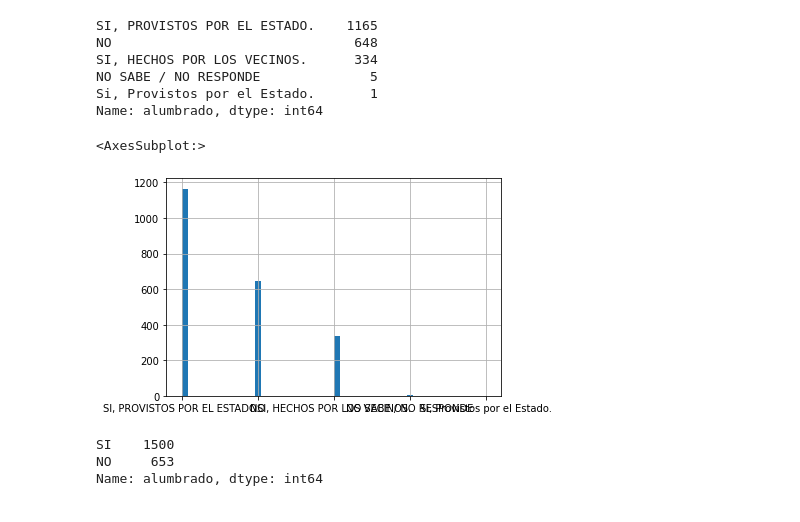
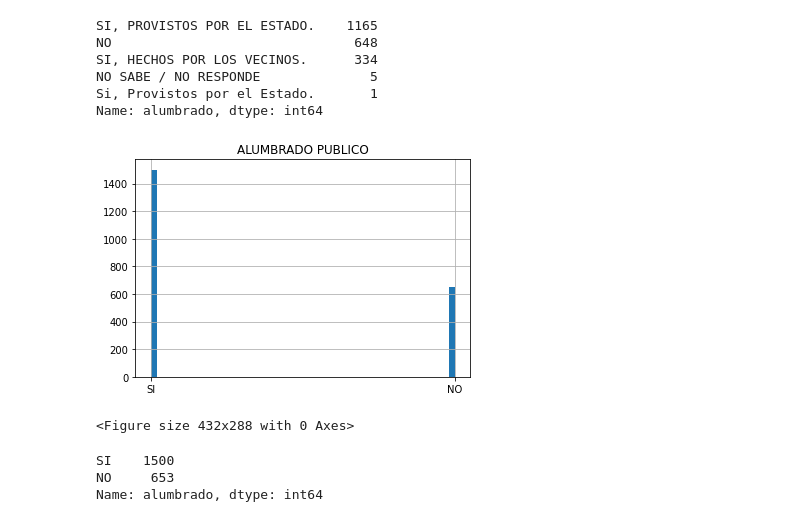
Before and after one commit to NestorDiazDataSC/Asentamientos-Informales, a Jupyter notebook: Informe.ipynb, the cells around one changed output. Saved outputs shown, nothing was run; the diff lists cells and outputs as text; code cells hidden in the pictures.

```diff
--- a/Informe.ipynb
+++ b/Informe.ipynb
@@ -207,15 +215,19 @@ SI, HECHOS POR LOS VECINOS.      334
 NO SABE / NO RESPONDE              5
 Si, Provistos por el Estado.       1
 Name: alumbrado, dtype: int64
-# %%
-df['alumbrado'].hist(bins=50) # Vemos graficamente a su distribución
-# %% [output]
-<AxesSubplot:>
-[figure, removed]
 # %%
 # Reemplazamos valores muy largos por otros similares para simplificar
 df.alumbrado = df.alumbrado.replace(["SI, PROVISTOS POR EL ESTADO.", "SI, HECHOS POR LOS VECINOS.", "Si, Provistos por el Estado."], "SI")
 df.alumbrado = df.alumbrado.replace(["NO SABE / NO RESPONDE"], "NO")
+# %%
+df['alumbrado'].hist(bins=50) # Vemos graficamente a su distribución del alumbrado
+plt.title('ALUMBRADO PUBLICO')
+plt.grid(True)
+plt.show()
+plt.clf()
+# %% [output]
+[figure, added]
+<Figure size 432x288 with 0 Axes>
 # %%
 df.alumbrado.value_counts() # Para ver la cantidad de valores en una columna determinada.
 # %% [output]
```
Also changed, not shown: parts of 30 cells of this notebook.
